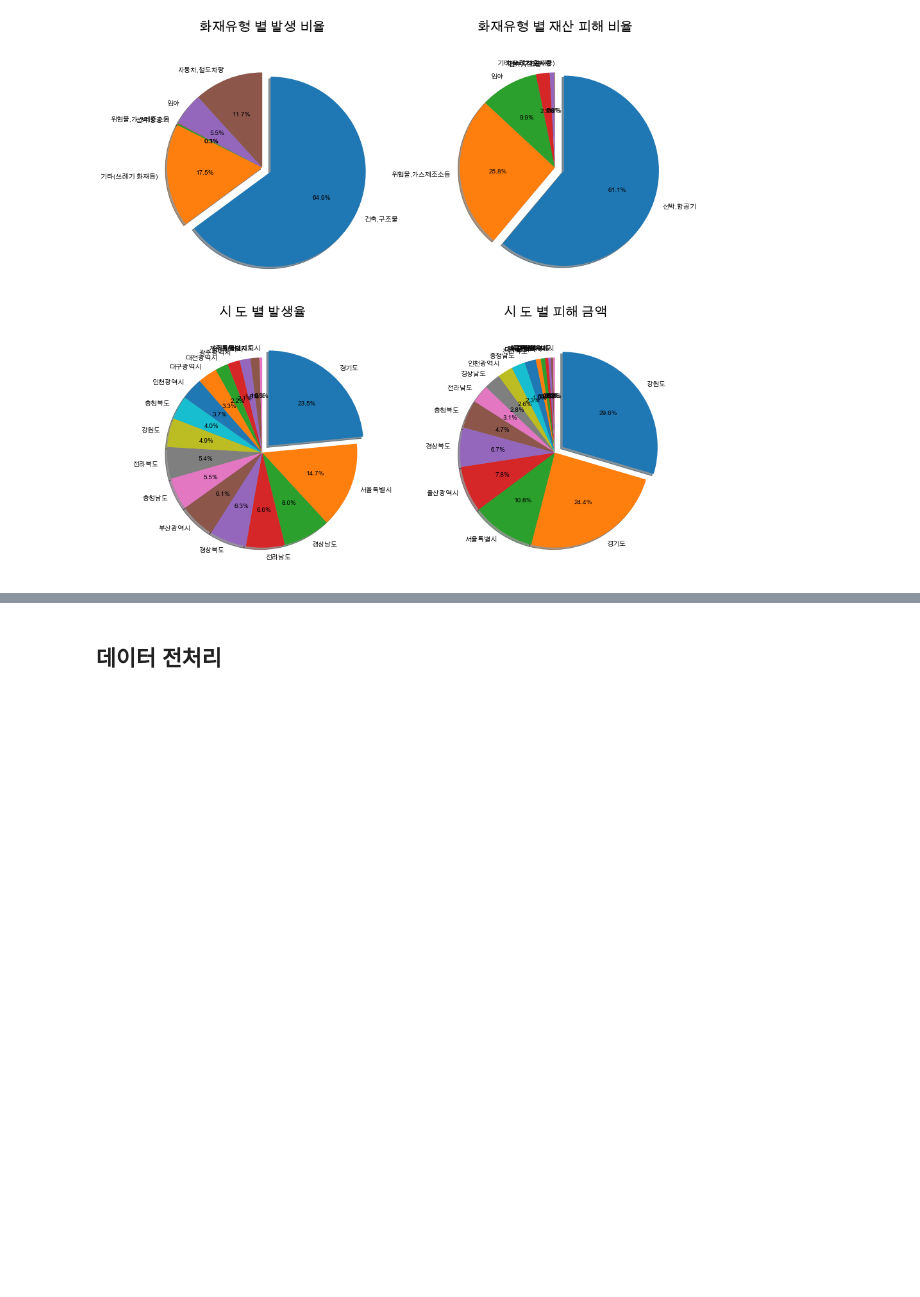
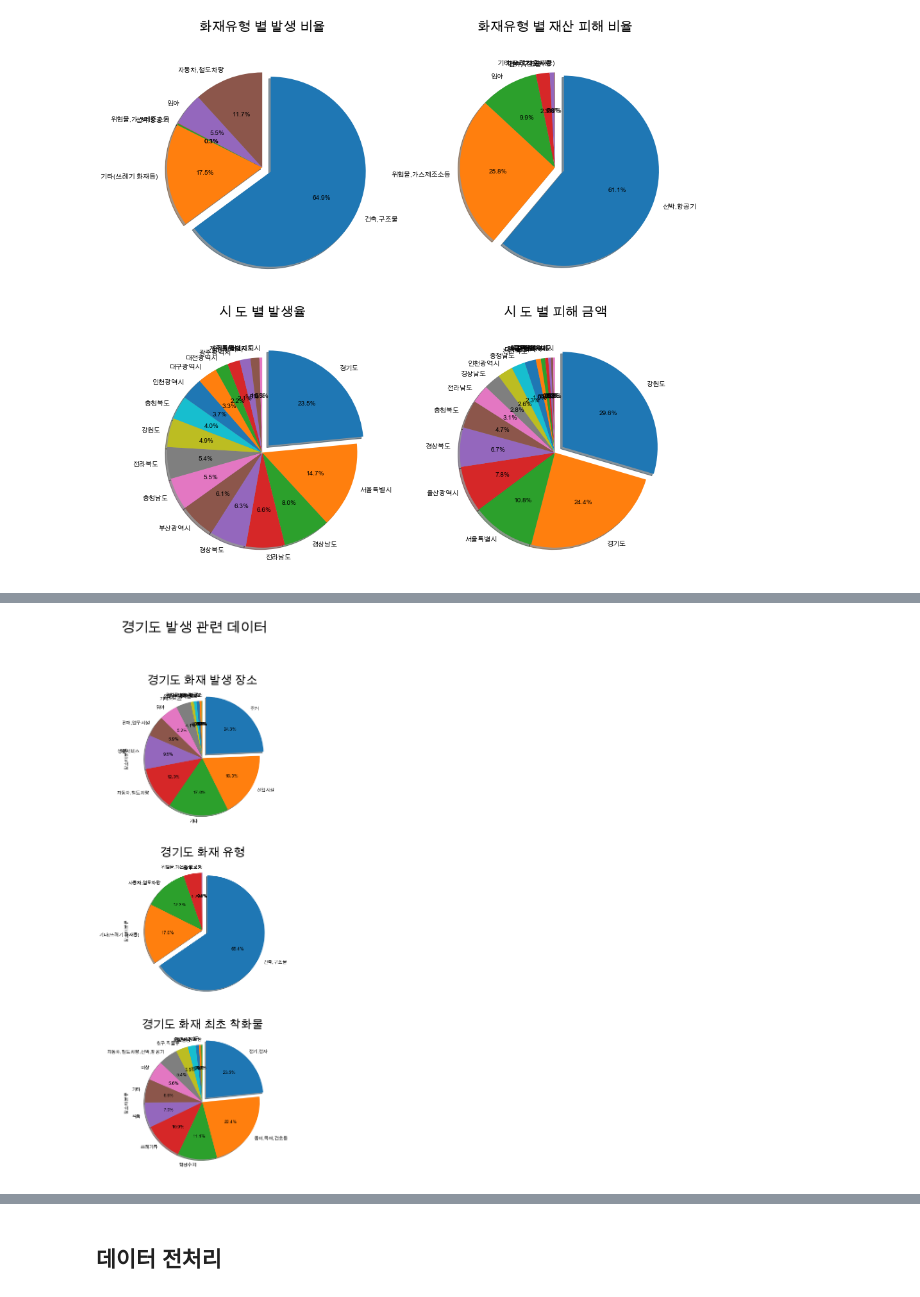
Before and after one commit to charmingjae/pandas, a Jupyter notebook: work/project.ipynb, the cells around one changed output, grey strips where cells are left out. Saved outputs shown, nothing was run; the diff lists cells and outputs as text; code cells hidden in the pictures; blank space fills up the shorter version.

```diff
--- a/work/project.ipynb
+++ b/work/project.ipynb
@@ -206,0 +404,49 @@ Text(0, 0.5, '')
+# %%
+# 임시 피규어 생성
+tempFigure = plt.figure()
+
+tempFigure.suptitle('경기도 발생 관련 데이터', fontsize=30)
+
+# 위치 생성
+ax1 = tempFigure.add_subplot(311)
+ax2 = tempFigure.add_subplot(312)
+ax3 = tempFigure.add_subplot(313)
+
+
+# 첫 번째 그래프 - 강원도에서 어디서 가장 많이 불이 났나.
+mask = ( data.시도 == '경기도')
+df_temp = data.loc[mask, ['장소대분류']].groupby(data['장소대분류']).count()
+df_temp.index.name = None
+df_temp=df_temp.sort_values('장소대분류', ascending=False)
+
+explode_value=(0.1,0,0,0,0,0,0,0,0,0,0,0,0,0)
+locGang = df_temp.plot.pie(figsize=(20,20), autopct='%.1f%%',  startangle=90, counterclock=False, explode = explode_value,
+                    shadow=True, ax = ax1, y='장소대분류')
+locGang.set_title('경기도 화재 발생 장소', size=25)
+ax1.get_legend().remove()
+
+# 두 번째 그래프 - 강원도에서 어떤 화재유형으로 인해 젤 많이 났는지.
+mask = ( data.시도 == '경기도')
+df_temp = data.loc[mask, ['장소대분류']].groupby(data['화재유형']).count()
+df_temp.index.name = None
+df_temp=df_temp.sort_values('장소대분류', ascending=False)
+
+explode_value=(0.1,0,0,0,0,0)
+locGang = df_temp.plot.pie(figsize=(20,20), autopct='%.1f%%',  startangle=90, counterclock=False, explode = explode_value,
+                    shadow=True, ax = ax2, y='장소대분류')
+locGang.set_title('경기도 화재 유형', size=25)
+ax2.get_legend().remove()
+
+# 세 번째 그래프 - 강원도에서 어디에 불이 제일 먼저 붙어서 화재가 많이 났는지.
+mask = ( data.시도 == '경기도')
+df_temp = data.loc[mask, ['장소대분류']].groupby(data['최초착화물대분류']).count()
+df_temp.index.name = None
+df_temp=df_temp.sort_values('장소대분류', ascending=False)
+
+explode_value=(0.1,0,0,0,0,0,0,0,0,0,0,0,0)
+locGang = df_temp.plot.pie(figsize=(20,20), autopct='%.1f%%',  startangle=90, counterclock=False, explode = explode_value,
+                    shadow=True, ax = ax3, y='장소대분류')
+locGang.set_title('경기도 화재 최초 착화물', size=25)
+ax3.get_legend().remove()
+# %% [output]
+[figure, added]
```
Also changed, not shown: parts of 27 cells of this notebook, 5 other files.
